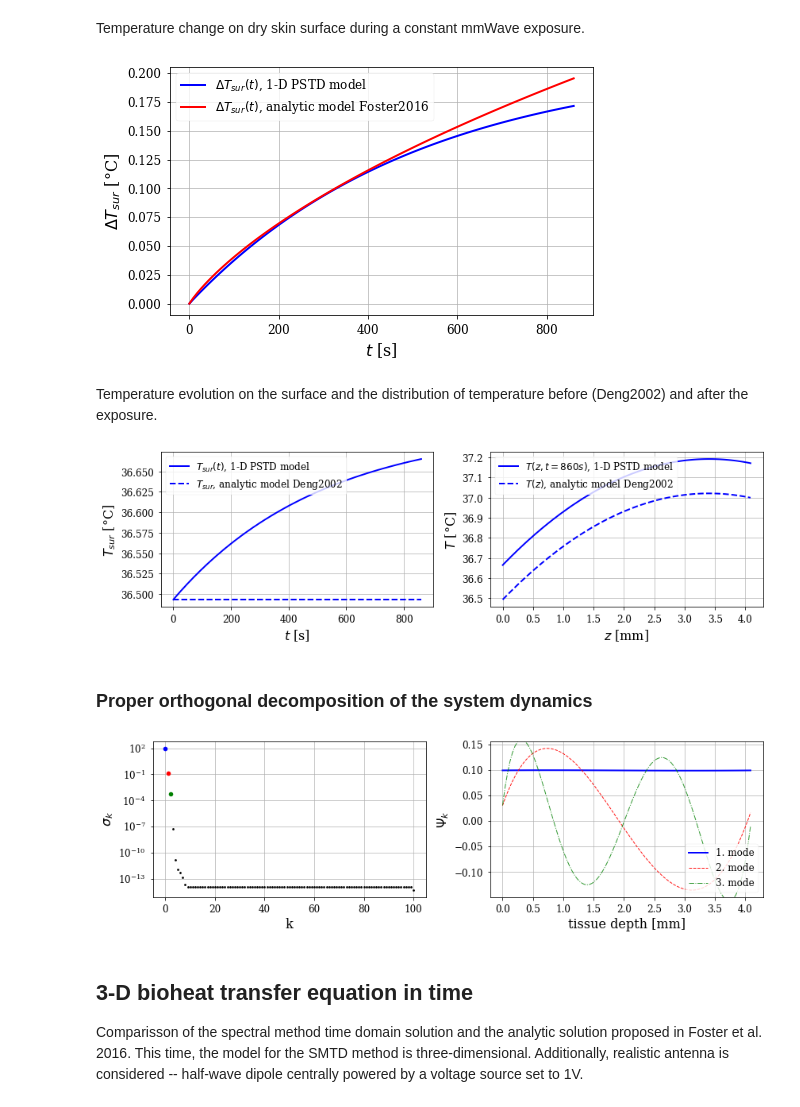
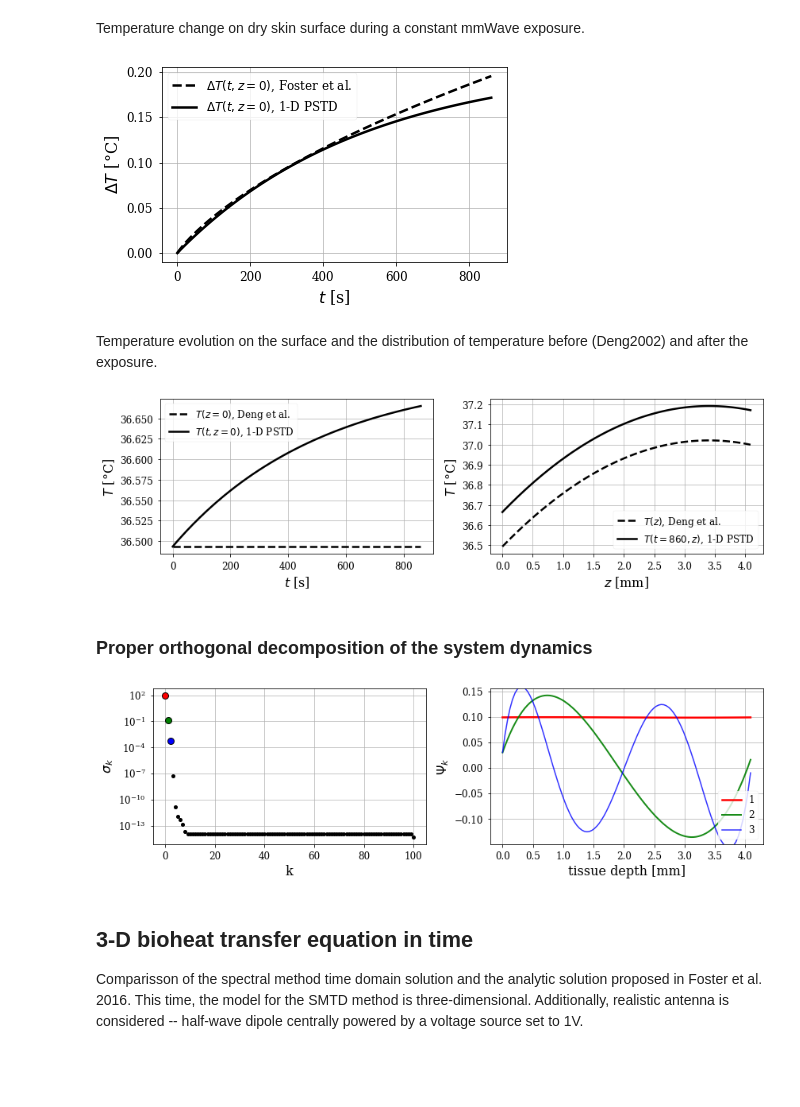
Before and after one commit to akapet00/EMF-exposure-analysis, a Jupyter notebook: demo.ipynb, the cells around one changed output. Drawn from its saved outputs; the diff is of its cells as text; code cells hidden in the pictures; blank space fills up the shorter version.

```diff
--- a/demo.ipynb
+++ b/demo.ipynb
@@ -87,54 +88,50 @@ deltaT = deltaT_depth_pstd(t, N, pen_depth, k, rho, C, m_b, I0, T_tr)
 # %% [markdown]
 Temperature change on dry skin surface during a constant mmWave exposure.
 # %%
-fig_config(scaler=1.5)
+fig_config(scaler=1.25)
 fig = plt.figure()
 ax = fig.add_subplot()
-ax.plot(t, deltaT[:, 0], 'b-', linewidth=2,
-        label='$\\Delta T_{sur}(t)$, 1-D PSTD model')
-ax.plot(t, deltaT_depth_analytic(t, pen_depth, k, rho, C, I0, T_tr), 'r-', linewidth=2,
-        label='$\\Delta T_{sur}(t)$, analytic model Foster2016')
+ax.plot(t, deltaT_depth_analytic(t, pen_depth, k, rho, C, I0, T_tr), 'k--',
+        label='$\\Delta T(t, z=0)$, Foster et al.')
+ax.plot(t, deltaT[:, 0], 'k-', label='$\\Delta T(t, z=0)$, 1-D PSTD')
 ax.set_xlabel('$t$ [s]')
-ax.set_ylabel('$\\Delta T_{sur}$ [°C]')
-ax.legend(loc='upper left')
+ax.set_ylabel('$\\Delta T$ [°C]')
+ax.legend()
 ax.grid()
 plt.tight_layout()
 plt.show()
 # %% [output]
-[figure, old version]
+[figure, new version]
 # %% [markdown]
 Temperature evolution on the surface and the distribution of temperature before (Deng2002) and after the exposure.
 # %%
 dx = pen_depth / N
 z = np.linspace(0, pen_depth, N)
-T0 = initT_depth_analytic(z, k, rho, C, rho_b, C_b, m_b, h_0, T_a, T_c, T_f, Q_m)
+T0 = initT_depth_analytic(z, k, rho, C, rho_b, C_b, m_b, h_0, T_a, T_c, T_f,
+                          Q_m)
 T = T0 + deltaT
 
 fig_config(nrows=1, ncols=2, scaler=1.25)
 fig = plt.figure()
 ax1 = fig.add_subplot(1, 2, 1)
-ax1.plot(t, T[:, 0], 'b-', linewidth=2,
-         label='$T_{sur}(t)$, 1-D PSTD model')
-ax1.plot(t, np.ones_like(t) * T0[0], 'b--', linewidth=2,
-         label='$T_{sur}$, analytic model Deng2002')
+ax1.plot(t, np.ones_like(t) * T0[0], 'k--', label='$T(z=0)$, Deng et al.')
+ax1.plot(t, T[:, 0], 'k-', label='$T(t, z=0)$, 1-D PSTD')
 ax1.set_xlabel('$t$ [s]')
-ax1.set_ylabel('$T_{sur}$ [°C]')
-ax1.legend(loc='upper left')
+ax1.set_ylabel('$T$ [°C]')
+ax1.legend()
 ax1.grid()
 
 ax2 = fig.add_subplot(1, 2, 2)
-ax2.plot(z * 1e3, T[-1, :], 'b-', linewidth=2,
-         label=f'$T(z, t={int(t[-1])} s)$, 1-D PSTD model')
-ax2.plot(z * 1e3, T0, 'b--', linewidth=2,
-         label='$T(z)$, analytic model Deng2002')
+ax2.plot(z * 1e3, T0, 'k--',label='$T(z)$, Deng et al.')
+ax2.plot(z * 1e3, T[-1, :], 'k-', label=f'$T(t={int(t[-1])}, z)$, 1-D PSTD')
 ax2.set_xlabel('$z$ [mm]')
 ax2.set_ylabel('$T$ [°C]')
-ax2.legend(loc='upper left')
+ax2.legend()
 ax2.grid()
 plt.tight_layout()
 plt.show()
 # %% [output]
-[figure, old version]
+[figure, new version]
 # %% [markdown]
 ### Proper orthogonal decomposition of the system dynamics
 # %%
@@ -145,20 +142,21 @@ fig_config(nrows=1, ncols=2, scaler=1.25)
 fig = plt.figure()
 ax1 = fig.add_subplot(1, 2, 1)
 ax1.semilogy(100 * S / np.sum(S), 'k.')
-ax1.semilogy(0, 100 * S[0] / np.sum(S), 'bo')
-ax1.semilogy(1, 100 * S[1] / np.sum(S), 'ro')
-ax1.semilogy(2, 100 * S[2] / np.sum(S), 'go')
+ax1.semilogy(0, 100 * S[0] / np.sum(S), 'ro')
+ax1.semilogy(1, 100 * S[1] / np.sum(S), 'go')
+ax1.semilogy(2, 100 * S[2] / np.sum(S), 'bo')
 ax1.set_xlabel('k')
 ax1.set_ylabel('$\\sigma_k$')
 ax1.grid()
 
-colors = ['b', 'r', 'g']
-linestyles = ['-', '--', '-.']
-linewidths = [2, 1, 1]
-alphas = [1, 0.9, 0.8]
+n_modes = 3
+color = ['r', 'g', 'b']
+linewidth = [2.5, 2, 1.5]
+alpha = [1, 0.9, 0.8]
 ax2 = fig.add_subplot(1, 2, 2)
-for idx, (c, ls, lw, alpha) in enumerate(zip(colors, linestyles, linewidths, alphas)):
-    ax2.plot(z * 1e3, np.real(U[:, idx]), c=c, linewidth=lw, linestyle=ls, alpha=alpha, label=f'{idx + 1}. mode')
+for idx in range(n_modes):
+    ax2.plot(z * 1e3, np.real(U[:, idx]), c=color[idx],
+             linewidth=linewidth[idx], alpha=alpha[idx], label=f'{idx + 1}')
 ax2.set_ylim(1.1 * np.min(U[:, 1].real), 1.1 * np.max(U[:, 1].real))
 ax2.set_xlabel('tissue depth [mm]')
 ax2.set_ylabel('$\\Psi_k$')
@@ -168,7 +166,7 @@ ax2.legend(loc='lower right')
 plt.tight_layout()
 plt.show()
 # %% [output]
-[figure, old version]
+[figure, new version]
 # %% [markdown]
 ## 3-D bioheat transfer equation in time
 
```
Also changed, not shown: parts of 10 cells of this notebook.
